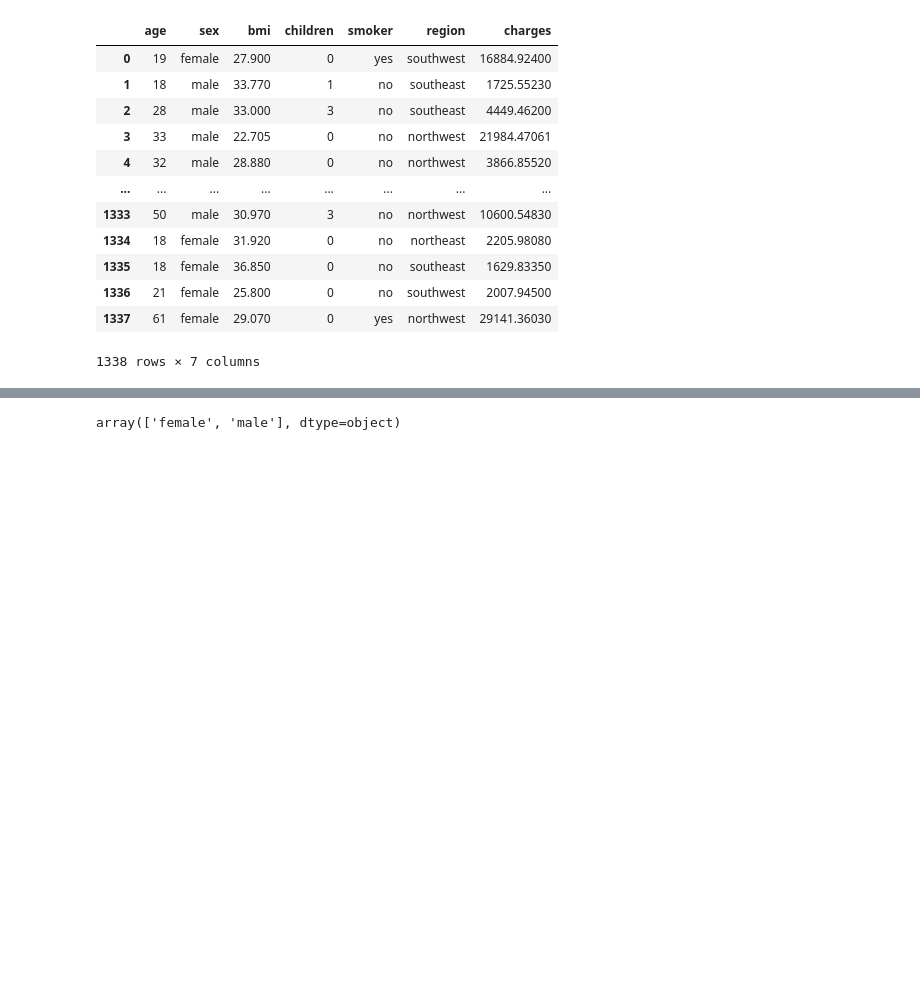
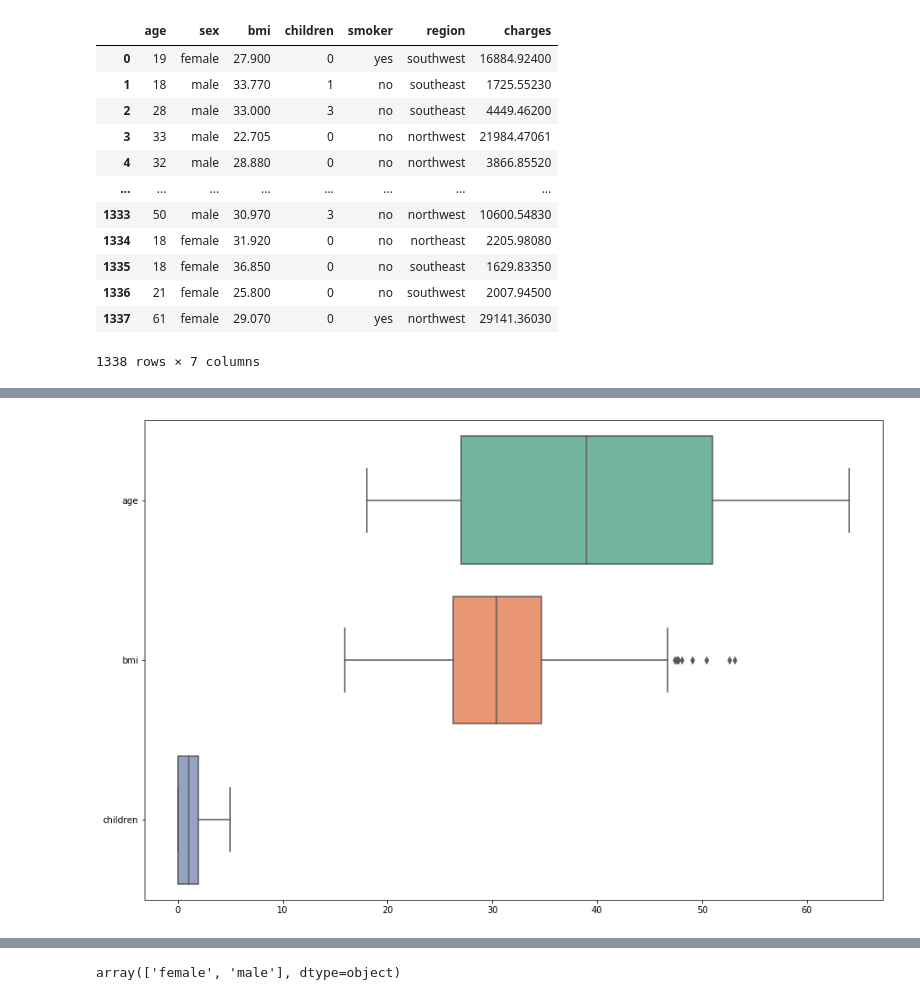
Before and after one commit to drmorales4/proyectoRegresion_BIM2, a Jupyter notebook: proyectoBIM2_medicalCostPersonal.ipynb, the cells around one changed output, grey strips where cells are left out. Saved outputs shown, nothing was run; the diff lists cells and outputs as text; code cells hidden in the pictures; blank space fills up the shorter version.

```diff
--- a/proyectoBIM2_medicalCostPersonal.ipynb
+++ b/proyectoBIM2_medicalCostPersonal.ipynb
@@ -106,0 +136,7 @@ array(['female', 'male'], dtype=object)
+# %%
+df_2 = data[['age', 'bmi', 'children']]
+
+
+ax = sns.boxplot(data=df_2, orient="h", palette="Set2")
+# %% [output]
+[figure, added]
```
Also changed, not shown: parts of 66 cells of this notebook.
